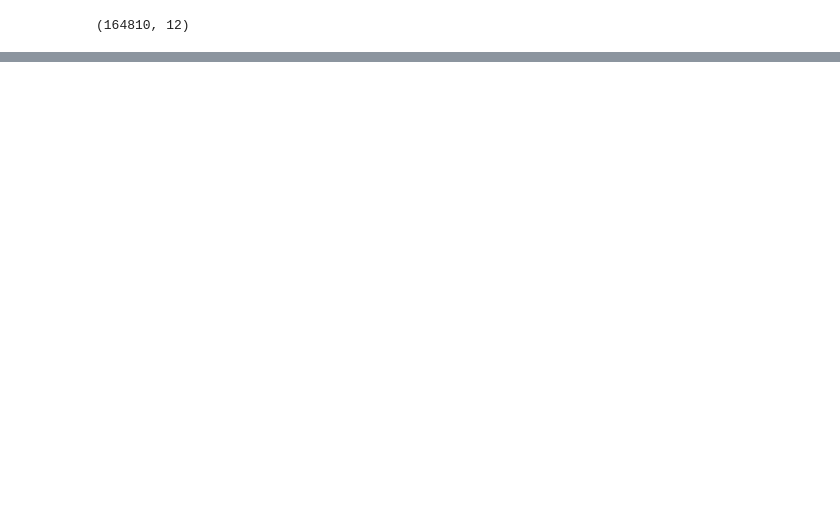
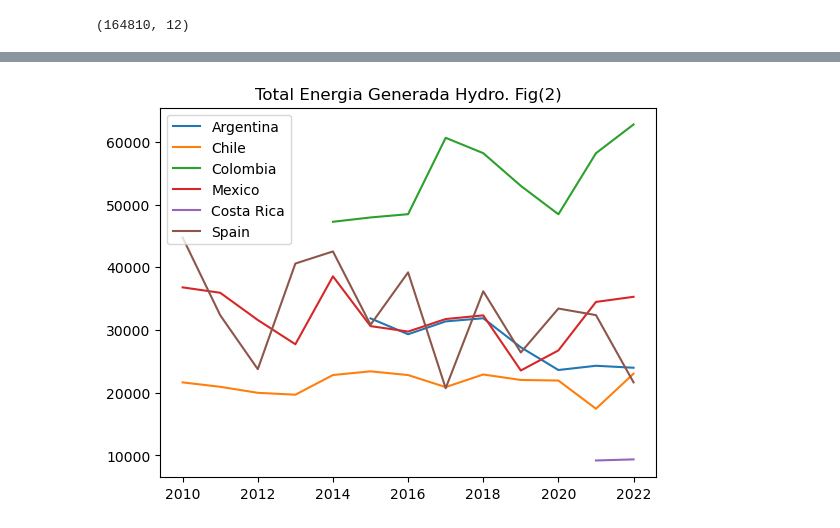
Before and after one commit to cdlondonoSolla/Limpieza_Datos, a Jupyter notebook: Proyecto Final/app.ipynb, the cells around one changed output, grey strips where cells are left out. Drawn from its saved outputs; the diff is of its cells as text; code cells hidden in the pictures; blank space fills up the shorter version.

```diff
--- a/Proyecto Final/app.ipynb
+++ b/Proyecto Final/app.ipynb
@@ -417,0 +125,39 @@ df_filtrado2021
+# %%
+## Countries:
+paises = ['Argentina', 'Chile', 'Colombia', 'Mexico', 'Costa Rica', 'Spain']
+df_filtrado = df[df['COUNTRY'].isin(paises)]
+
+df_group = df_filtrado.groupby(['YEAR','COUNTRY','PRODUCT'])['VALUE'].sum().unstack(fill_value=0).reset_index()
+df_final = df_group[['YEAR','COUNTRY','Hydro']]
+
+# Se analiza el comparativo de la energia Hydro en todos los paises
+
+paises = ['Argentina']
+temp = df_final[df_final['COUNTRY'].isin(paises)]
+plt.plot(temp['YEAR'], temp['Hydro'], label='Argentina')  # Etiqueta para Argentina
+
+paises = ['Chile']
+temp = df_final[df_final['COUNTRY'].isin(paises)]
+plt.plot(temp['YEAR'], temp['Hydro'], label='Chile')  # Etiqueta para Chile
+
+paises = ['Colombia']
+temp = df_final[df_final['COUNTRY'].isin(paises)]
+plt.plot(temp['YEAR'], temp['Hydro'], label='Colombia')  # Etiqueta para Colombia
+
+paises = ['Mexico']
+temp = df_final[df_final['COUNTRY'].isin(paises)]
+plt.plot(temp['YEAR'], temp['Hydro'], label='Mexico')  # Etiqueta para Mexico
+
+paises = ['Costa Rica']
+temp = df_final[df_final['COUNTRY'].isin(paises)]
+plt.plot(temp['YEAR'], temp['Hydro'], label='Costa Rica')  # Etiqueta para Costa Rica
+
+paises = ['Spain']
+temp = df_final[df_final['COUNTRY'].isin(paises)]
+plt.plot(temp['YEAR'], temp['Hydro'], label='Spain')  # Etiqueta para Costa Spain
+
+plt.title('Total Energia Generada Hydro. Fig(2)')
+plt.legend()
+plt.show()
+# %% [output]
+[figure, added]
```
Also changed, not shown: parts of 57 cells of this notebook.
